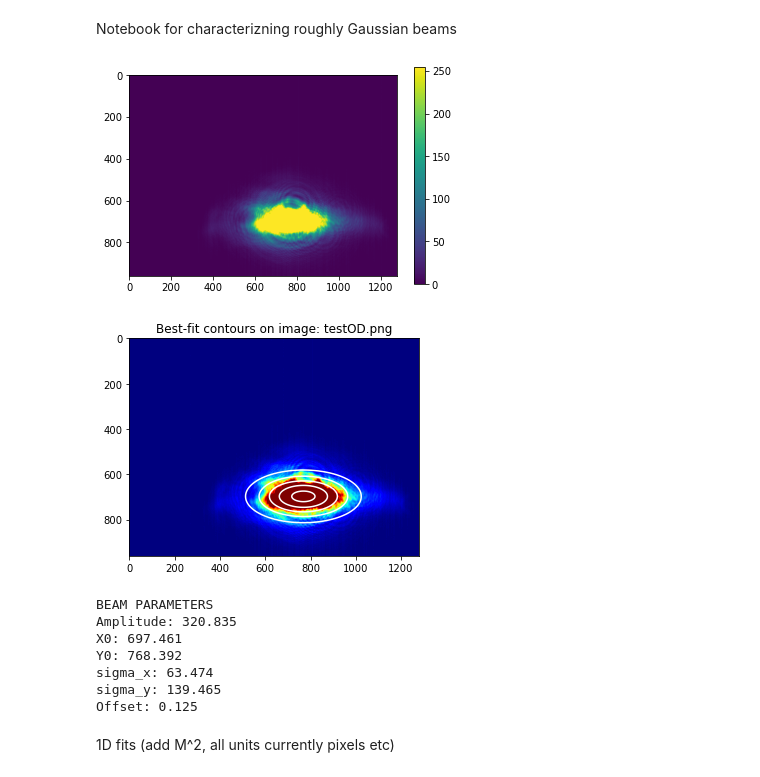
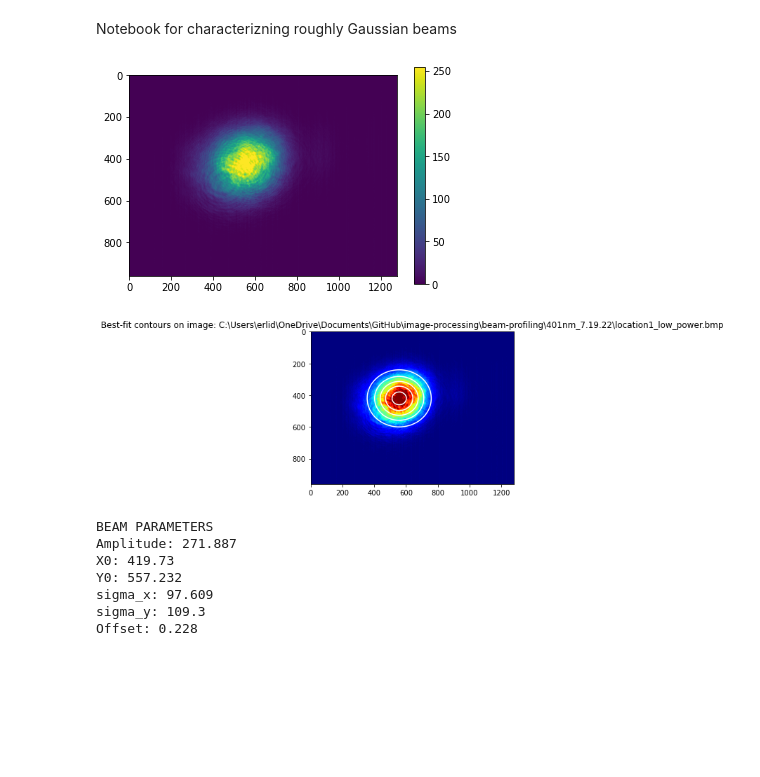
Before and after one commit to Fletcher-Labs/image-processing, a Jupyter notebook: beam-profiling/BeamFitter.ipynb, the cells around one changed output. Cells and saved outputs as stored; diff of their text form; code cells hidden in the pictures; blank space fills up the shorter version.

Commit message:
ran for 401nm beam

```diff
--- a/beam-profiling/BeamFitter.ipynb
+++ b/beam-profiling/BeamFitter.ipynb
@@ -3,6 +3,7 @@ Notebook for characterizning roughly Gaussian beams
 # %%
 # Import libraries
 from PIL import Image
+import os
 import numpy
 import matplotlib.pyplot as plt
 import scipy.optimize as opt
@@ -27,7 +28,8 @@ def twoD_Gaussian(xdata_tuple, amplitude, xo, yo, sigma_x, sigma_y, offset):
 
 
 #Import image
-im_name="testOD.png"
+file_location = "C:\\Users\\erlid\\OneDrive\\Documents\\GitHub\\image-processing\\beam-profiling\\401nm_7.19.22"
+im_name=os.path.join(file_location, "location1_low_power.bmp")
 img= Image.open(im_name)
 np_img = numpy.array(img)
 
@@ -43,43 +45,41 @@ plt.figure()
 plt.imshow(data)
 plt.colorbar();
 # %% [output]
-[figure, old version]
+[figure, new version]
 # %%
 # Fit data
 
 #amplitude, xo, yo, sigma_x, sigma_y, offset
-initial_guess = (150,700,500,150,150,10)
+initial_guess = (250,300,700,100,100,20)
 
 popt, pcov = opt.curve_fit(twoD_Gaussian, (x, y), np.ravel(data), p0=initial_guess)
 
 # plot fit
 
 data_fitted = twoD_Gaussian((x, y), *popt)
 
 fig, ax = plt.subplots(1, 1)
 ax.imshow(data, cmap=plt.cm.jet)
 ax.contour(y, x, data_fitted.reshape(np.shape(data)[0], np.shape(data)[1]), 5, colors='w')
 plt.title('Best-fit contours on image: '+im_name)
 plt.show();
 
 print('BEAM PARAMETERS')
 print('Amplitude:',round(popt[0],3)) #convert to instensity/power
 print('X0:',round(popt[1],3))
 print('Y0:',round(popt[2],3))
 print('sigma_x:',round(popt[3],3)) #convert to waist
 print('sigma_y:',round(popt[4],3))
 print('Offset:',round(popt[5],3))
 # %% [output]
-[figure, old version]
+[figure, new version]
 BEAM PARAMETERS
-Amplitude: 320.835
-X0: 697.461
-Y0: 768.392
-sigma_x: 63.474
-sigma_y: 139.465
-Offset: 0.125
+Amplitude: 271.887
+X0: 419.73
+Y0: 557.232
+sigma_x: 97.609
+sigma_y: 109.3
+Offset: 0.228
-# %% [markdown]
-1D fits (add M^2, all units currently pixels etc)
 # %%
 #Trying x and y separately
 Ix = np.transpose(np.sum(data, axis=1))
```
Also changed, not shown: parts of 1 cell of this notebook.
